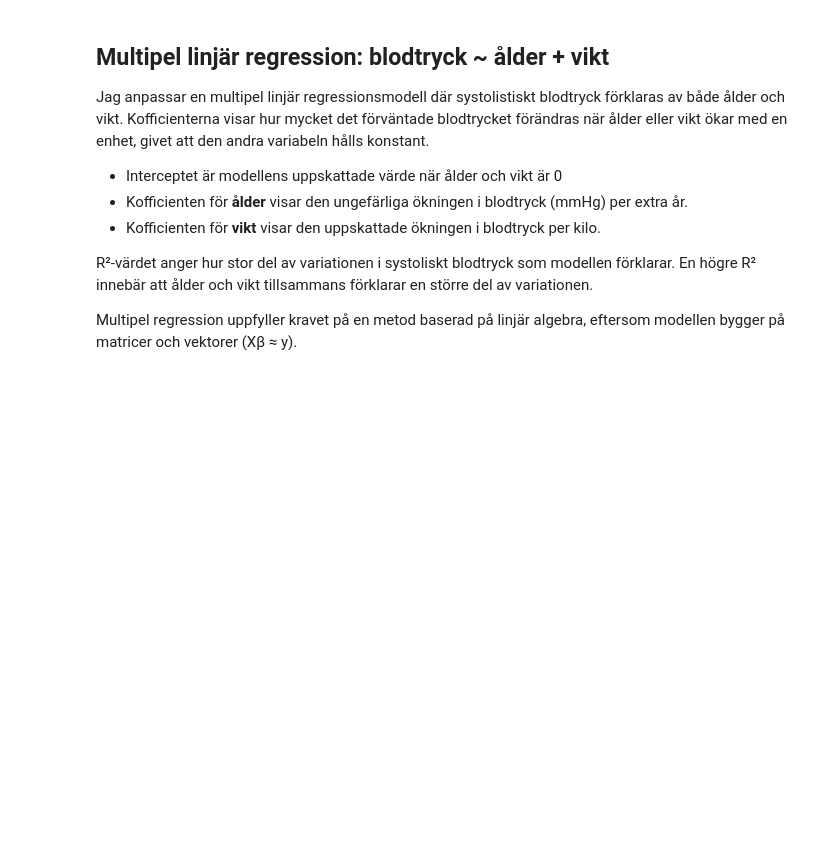
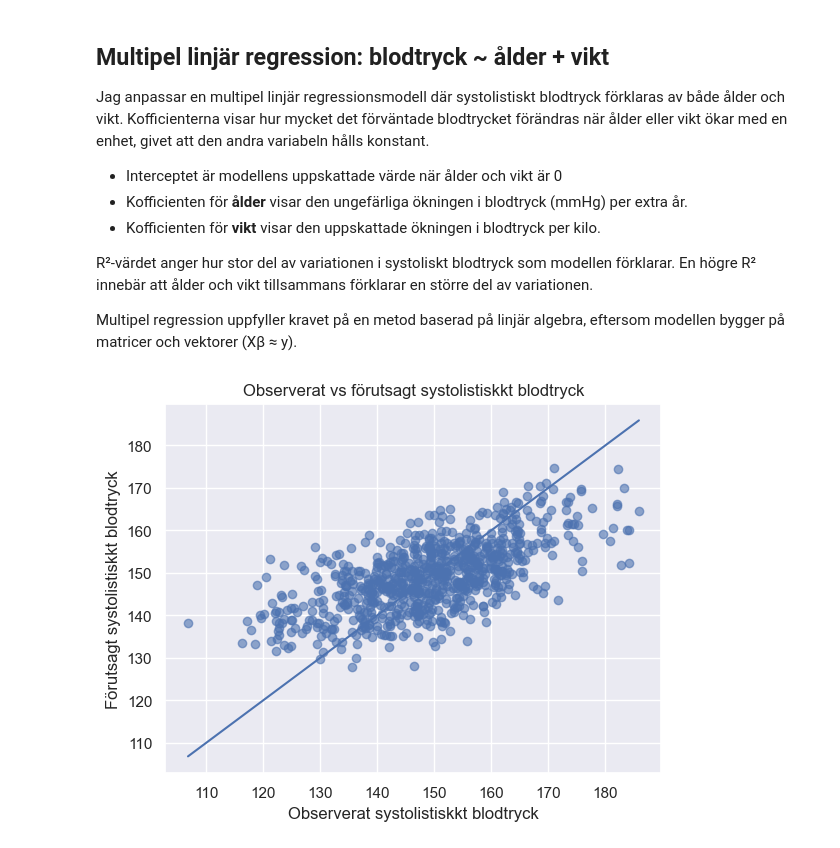
Before and after one commit to SoroushGReza/health-study, a Jupyter notebook: notebooks/health_study_del2.ipynb, the cells around one changed output. Saved outputs shown, nothing was run; the diff lists cells and outputs as text; code cells hidden in the pictures; blank space fills up the shorter version.

Commit message:
Extend HealthAnalyzer with regression diagnostics plot

```diff
--- a/notebooks/health_study_del2.ipynb
+++ b/notebooks/health_study_del2.ipynb
@@ -118,3 +118,7 @@ större del av variationen.
 
 Multipel regression uppfyller kravet på en metod baserad på linjär algebra,
 eftersom modellen bygger på matricer och vektorer (Xβ ≈ y).
+# %%
+analyzer.plot_bp_predicted_vs_actual()
+# %% [output]
+[figure, added]
```
Also changed, not shown: 1 other file.
